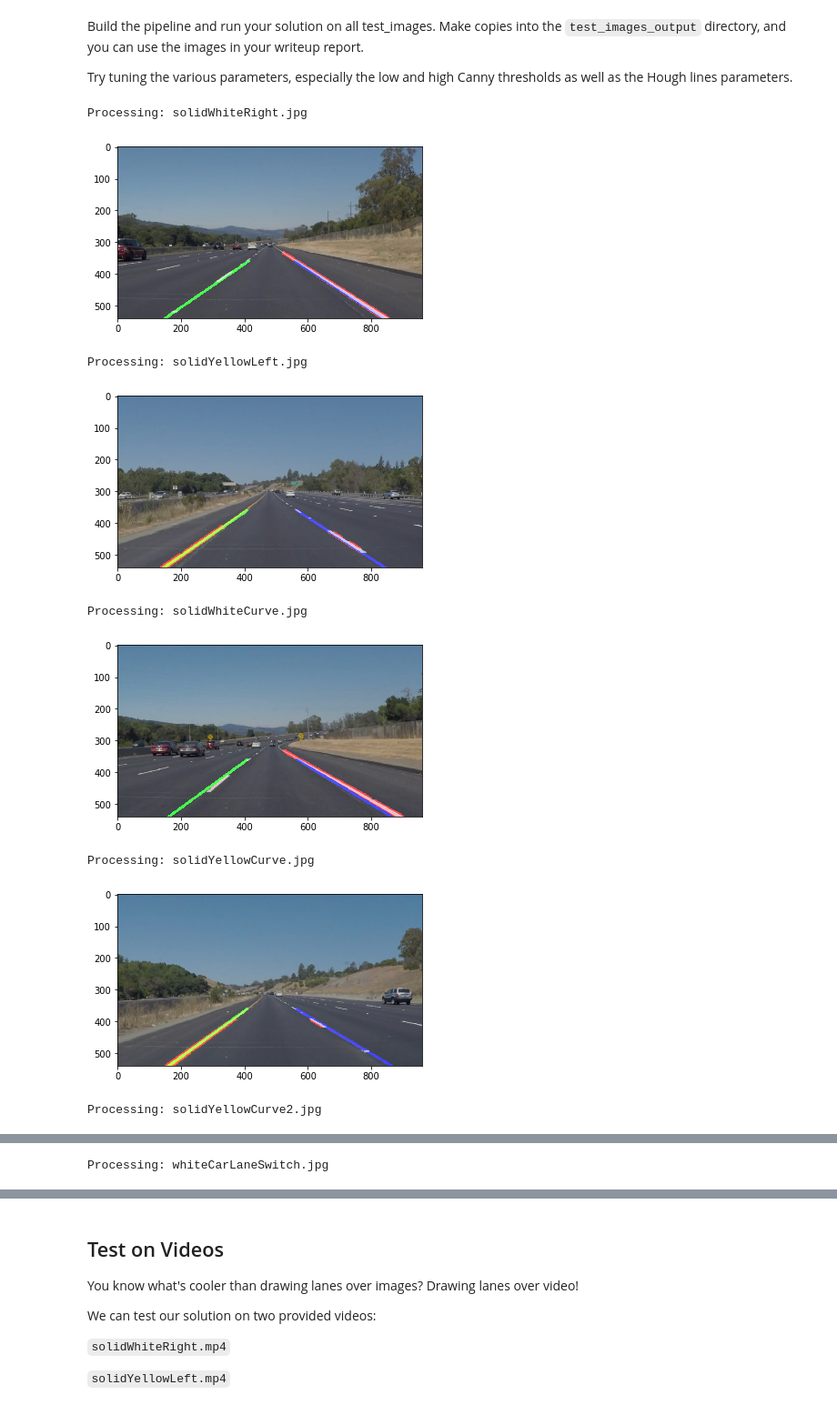
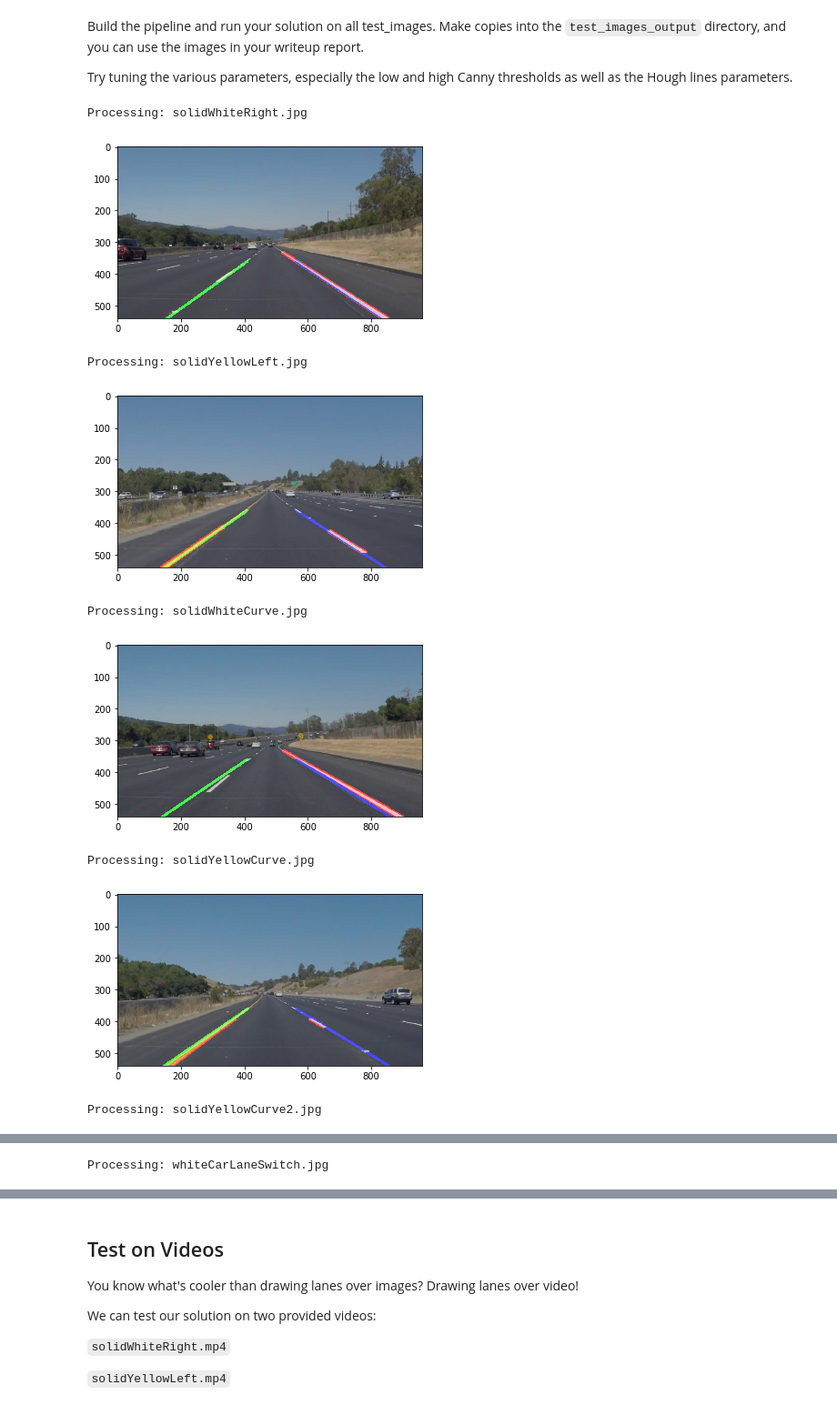
Before and after one commit to bhavyangupta/CarND-LaneLines-P1, a Jupyter notebook: P1.ipynb, the cells around one changed output, grey strips where cells are left out. Shown at 91% size. Drawn from its saved outputs; the diff is of its cells as text; code cells hidden in the pictures.

```diff
--- a/P1.ipynb
+++ b/P1.ipynb
@@ -285,39 +285,40 @@ def processImage(image):
     # Apply Gaussian Blur
     blurred_gray = gaussian_blur(gray, 3)
 
     # Apply edge detection
-    canny_roi = canny(blurred_gray, 40, 120)
+    canny_roi = canny(blurred_gray, 70, 210)
 
     # Extract region of interest
     roi_vertices = np.array([[(0,imshape[0]),(imshape[1] / 1.7, imshape[0] / 1.7), (imshape[1] / 1.7, imshape[0] / 1.7), (imshape[1] ,imshape[0])]], dtype=np.int32)
     lane_roi = region_of_interest(canny_roi, roi_vertices)
 
     # Find lines in the gradient image
     # Hough transform parameters
     rho = 1 # distance resolution in pixels of the Hough grid
     theta = np.pi/180 # angular resolution in radians of the Hough grid
-    threshold = 10     # minimum number of votes (intersections in Hough grid cell)
-    min_line_length = 25 #minimum number of pixels making up a line
+    threshold = 20     # minimum number of votes (intersections in Hough grid cell)
+    min_line_length = 30 # minimum number of pixels making up a line
     max_line_gap = 1    # maximum gap in pixels between connectable line segments
     line_image = hough_lines(lane_roi, rho, theta, threshold, min_line_length, max_line_gap)
 
     # Superimpose original and lane images
     lanes_in_original_image = weighted_img(line_image, image, β=4.0)
     return lanes_in_original_image
+#     return line_image
 
 for img in os.listdir("test_images/"):
     print("Processing: {}".format(img))
     image = mpimg.imread(os.path.join("test_images", img))
     processed_image = processImage(image)
     plt.imshow(processed_image)
     plt.show()
 # %% [output]
 Processing: solidWhiteRight.jpg
 [figure]
 Processing: solidYellowLeft.jpg
-[figure, old version]
+[figure, new version]
 Processing: solidWhiteCurve.jpg
-[figure, old version]
+[figure, new version]
 Processing: solidYellowCurve.jpg
 [figure]
 Processing: solidYellowCurve2.jpg
```
Also changed, not shown: parts of 3 cells of this notebook.
